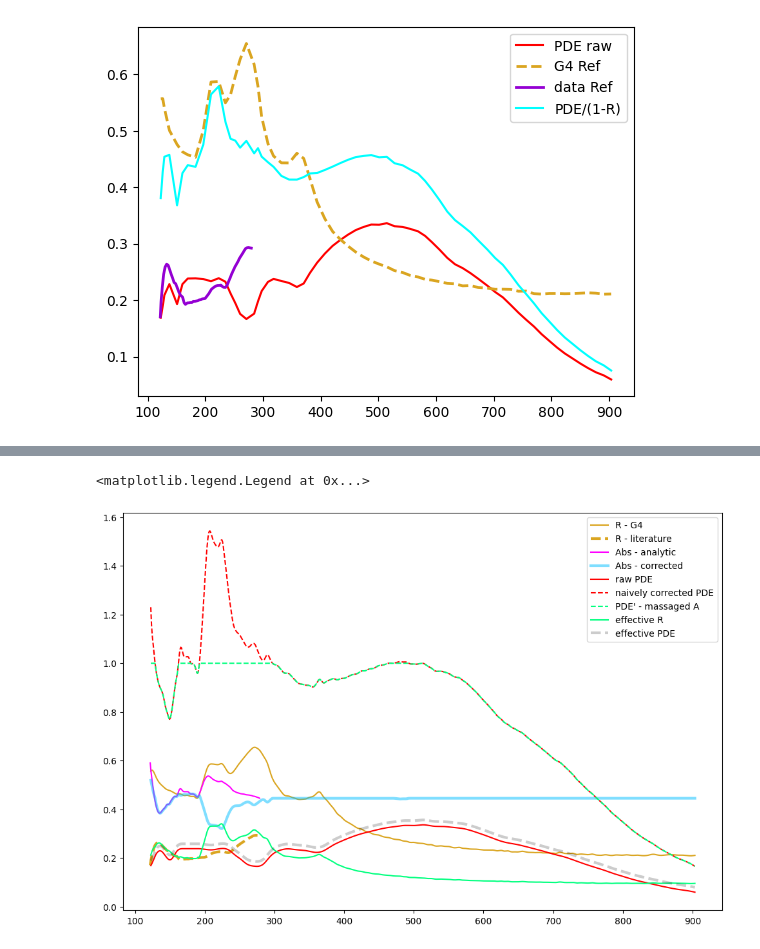
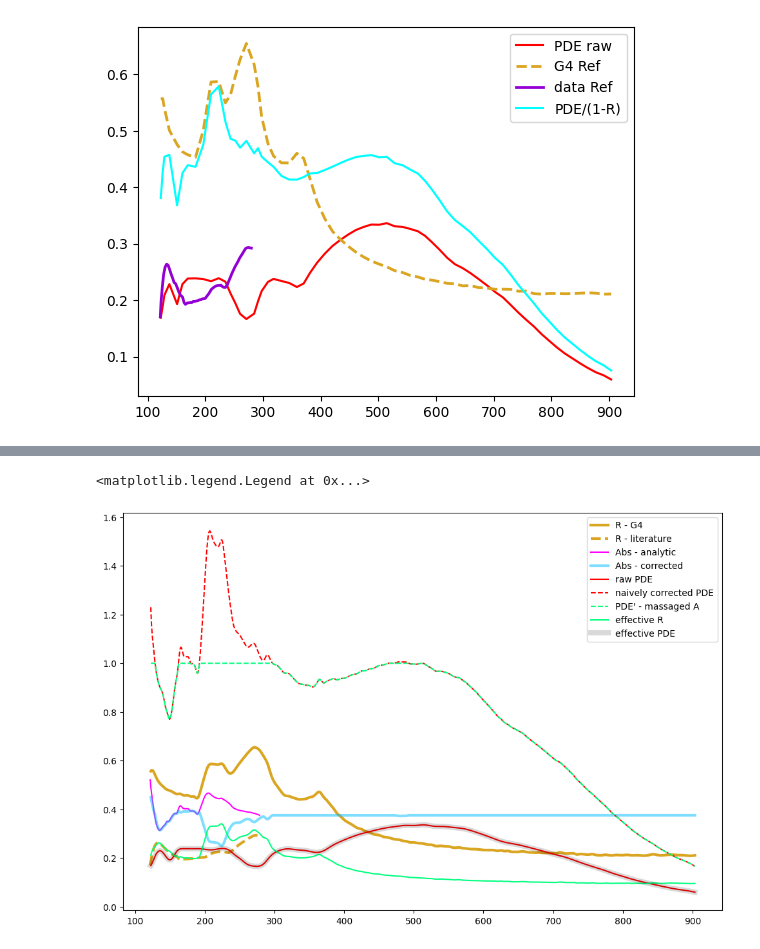
Before and after one commit to austindsc/PDEcorrection_g4_lolx, a Jupyter notebook: pythonScripts/doScaling_restartv35.ipynb, the cells around one changed output, grey strips where cells are left out. Saved outputs shown, nothing was run; the diff lists cells and outputs as text; code cells hidden in the pictures.

```diff
--- a/pythonScripts/doScaling_restartv35.ipynb
+++ b/pythonScripts/doScaling_restartv35.ipynb
@@ -314,7 +314,7 @@ plt.legend()
 <matplotlib.legend.Legend at 0x...>
 [figure]
 # %%
-D = 0.1
+D = 0.17
 # fixed numbers
 
 # different x ranges
@@ -362,23 +372,49 @@ for wl in xplot_pde:
 # %%
 A_massaged = np.array(A_massaged)
+# A_massaged_Low = np.copy(A_massaged)
+# min_index = np.argmin(A_massaged_Low)
+# A_massaged_Low[min_index+1:] = np.min(A_massaged_Low)
+
 plt.figure(figsize = (12, 8))
 
-plt.plot(xplot_pde, r_f(xplot_pde), color = ms.air.col, label = "R - G4")
+plt.plot(xplot_pde, r_f(xplot_pde), color = ms.air.col, linewidth = 3, label = "R - G4")
 plt.plot(x_litR, vuvR_f(x_litR), color = ms.air.col, linewidth = 3, linestyle = "--", label = "R - literature")
 
 plt.plot(x_litR, Apartial, color = ms.lxe2.col, label = "Abs - analytic")
+plt.plot(xplot_pde, A_massaged, color = ms.cf4.col, linewidth = 3, alpha = 0.5, label = "Abs - corrected")
 
-plt.plot(xplot_pde, A_massaged, color = ms.cf4.col, linewidth = 3, alpha = 0.5, label = "Abs - corrected")
+# plt.plot(xplot_pde, A_massaged_Low, color = ms.cf4.col, linewidth = 4, linestyle = "--", alpha = 0.5, label = "Abs - corrected - LOW")
 
 plt.plot(xplot_pde, pde_f(xplot_pde), color = ms.red.col, label = "raw PDE")
 plt.plot(xplot_pde, pdeP_simplest_min, color = ms.red.col, linestyle = "--", label = "naively corrected PDE")
 plt.plot(xplot_pde, pdeP_massaged, color = ms.green.col, linestyle = "--", label = "PDE' - massaged A")
 
 plt.plot(xplot_pde, r_f(xplot_pde) * (1 - D - A_massaged), color = ms.green.col, label = "effective R")
 
-plt.plot(xplot_pde, 0.02 + pdeP_massaged * (1 - A_massaged - D) * (1 - r_f(xplot_pde)), color = "k", alpha = 0.2, linewidth = 3, linestyle = "--", label = "effective PDE")
+# plt.plot(xplot_pde, r_f(xplot_pde) * (1 - D - A_massaged_Low), color = "darkGreen", linewidth = 3, label = "effective R - Low A")
+
+plt.plot(xplot_pde, 0.0 + pdeP_massaged * (1 - A_massaged - D) * (1 - r_f(xplot_pde)), color = "k", alpha = 0.15, linewidth = 6, linestyle = "-", label = "effective PDE")
 
 plt.legend()
+
+"""_summary_
+  R values can track one another. But in the 200 to 300 nm region,
+  too much is happening:
+
+  the geant4 R is quite high, ~60%. to scale this down to the literature value of ~25,
+  and including the 17% diffuse reflectivity, we need to absorb around 40-50% of the photons
+
+  Then when the (1-R)(1-A-D) photons make it through (to the active region), there aren't enough
+  to make the PDE' track the literature PDE and we get PDE' > 1.0 which we can't simulate
+
+  SO. we do the calculation for A naively, which gives some PDE' > 1
+  then we change the A values to make PDE' = 1.0 (this corresponds to decreasing absorption)
+  This gets PDE' right, but increases the reflectivity a little bit. About 15% wrong in a small region
+
+
+  If we want, we can give A some other shape to increase R at longer wavelengths. PDE' should be self consistent.
+  But I think fixing it at the last value is okay. The Ref does still track the PDE quite well.
+"""
 # %% [output]
 <matplotlib.legend.Legend at 0x...>
-[figure, old version]
+[figure, new version]
```
Also changed, not shown: parts of 3 cells of this notebook.
